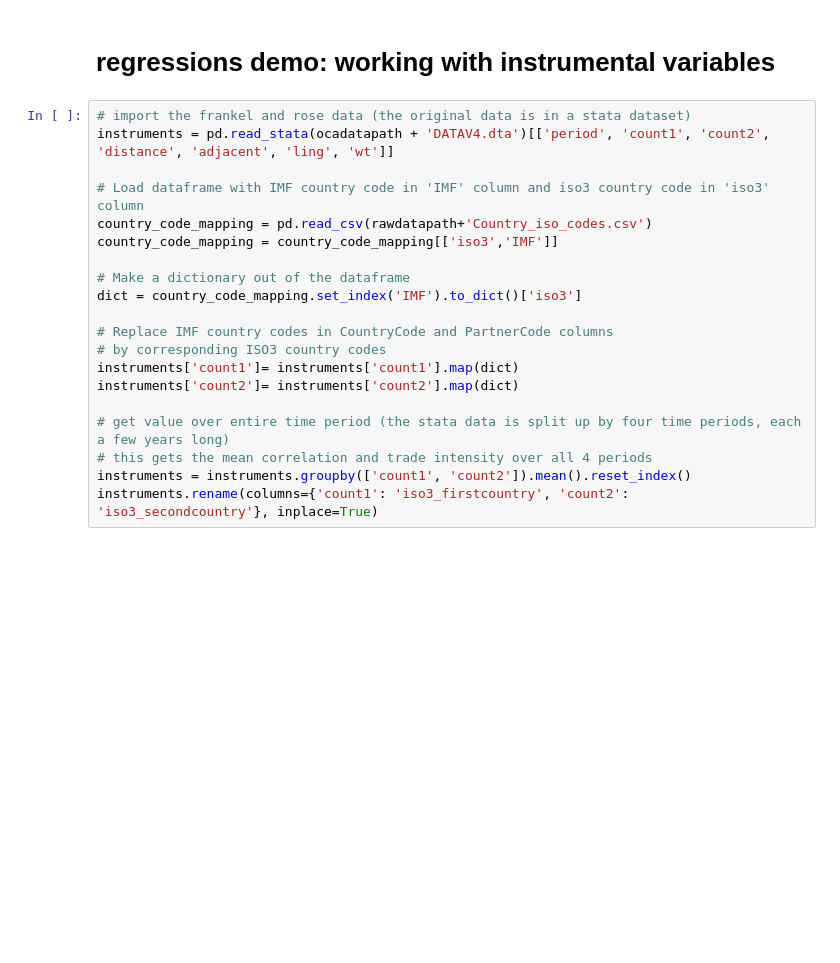
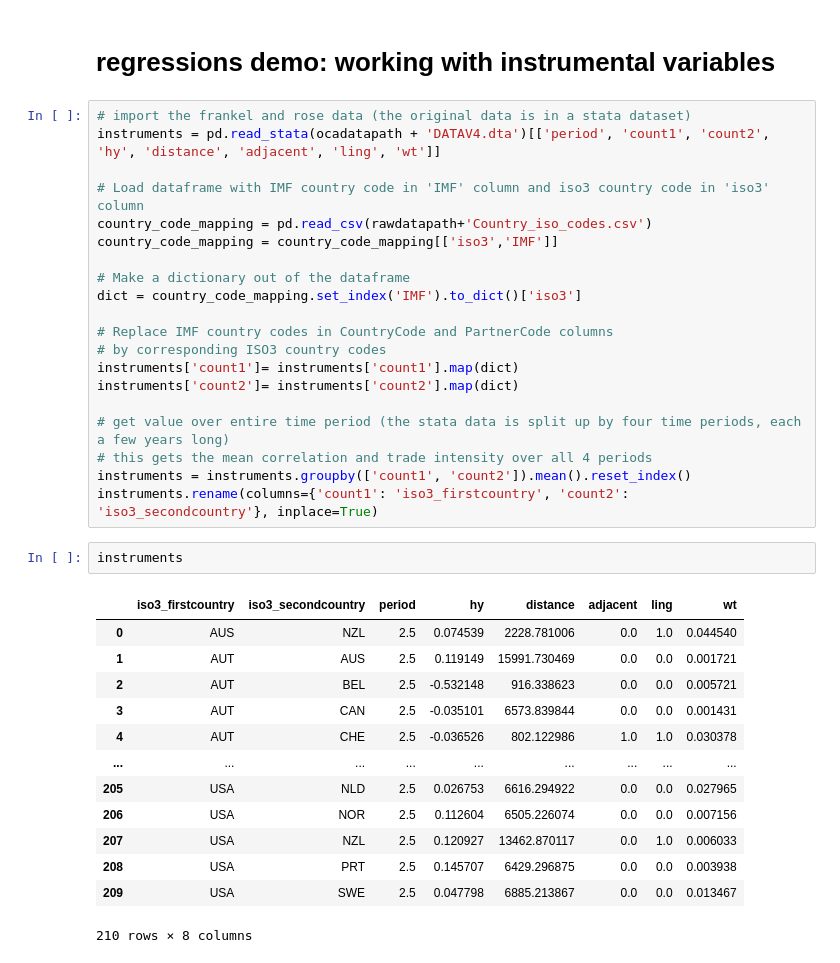
Before and after one commit to emilyfu1/correlationmodule, a Jupyter notebook: main.ipynb, the cells around one changed output. Cells and saved outputs as stored; diff of their text form; blank space fills up the shorter version.

```diff
--- a/main.ipynb
+++ b/main.ipynb
@@ -542,7 +542,7 @@ Notes:
 # regressions demo: working with instrumental variables
 # %%
 # import the frankel and rose data (the original data is in a stata dataset)
-instruments = pd.read_stata(ocadatapath + 'DATAV4.dta')[['period', 'count1', 'count2', 'distance', 'adjacent', 'ling', 'wt']]
+instruments = pd.read_stata(ocadatapath + 'DATAV4.dta')[['period', 'count1', 'count2', 'hy', 'distance', 'adjacent', 'ling', 'wt']]
 
 # Load dataframe with IMF country code in 'IMF' column and iso3 country code in 'iso3' column
 country_code_mapping = pd.read_csv(rawdatapath+'Country_iso_codes.csv')
@@ -560,4 +560,20 @@ instruments['count2']= instruments['count2'].map(dict)
 # this gets the mean correlation and trade intensity over all 4 periods
 instruments = instruments.groupby(['count1', 'count2']).mean().reset_index()
 instruments.rename(columns={'count1': 'iso3_firstcountry', 'count2': 'iso3_secondcountry'}, inplace=True)
+# %%
+instruments
+# %% [output]
+|  | iso3_firstcountry | iso3_secondcountry | period | hy | distance | adjacent | ling | wt |
+| 0 | AUS | NZL | 2.5 | 0.074539 | 2228.781006 | 0.0 | 1.0 | 0.044540 |
+| 1 | AUT | AUS | 2.5 | 0.119149 | 15991.730469 | 0.0 | 0.0 | 0.001721 |
+| 2 | AUT | BEL | 2.5 | -0.532148 | 916.338623 | 0.0 | 0.0 | 0.005721 |
+| 3 | AUT | CAN | 2.5 | -0.035101 | 6573.839844 | 0.0 | 0.0 | 0.001431 |
+| 4 | AUT | CHE | 2.5 | -0.036526 | 802.122986 | 1.0 | 1.0 | 0.030378 |
+| ... | ... | ... | ... | ... | ... | ... | ... | ... |
+| 205 | USA | NLD | 2.5 | 0.026753 | 6616.294922 | 0.0 | 0.0 | 0.027965 |
+| 206 | USA | NOR | 2.5 | 0.112604 | 6505.226074 | 0.0 | 0.0 | 0.007156 |
+| 207 | USA | NZL | 2.5 | 0.120927 | 13462.870117 | 0.0 | 1.0 | 0.006033 |
+| 208 | USA | PRT | 2.5 | 0.145707 | 6429.296875 | 0.0 | 0.0 | 0.003938 |
+| 209 | USA | SWE | 2.5 | 0.047798 | 6885.213867 | 0.0 | 0.0 | 0.013467 |
+210 rows × 8 columns
 # %%
```
Also changed, not shown: parts of 1 cell of this notebook.
